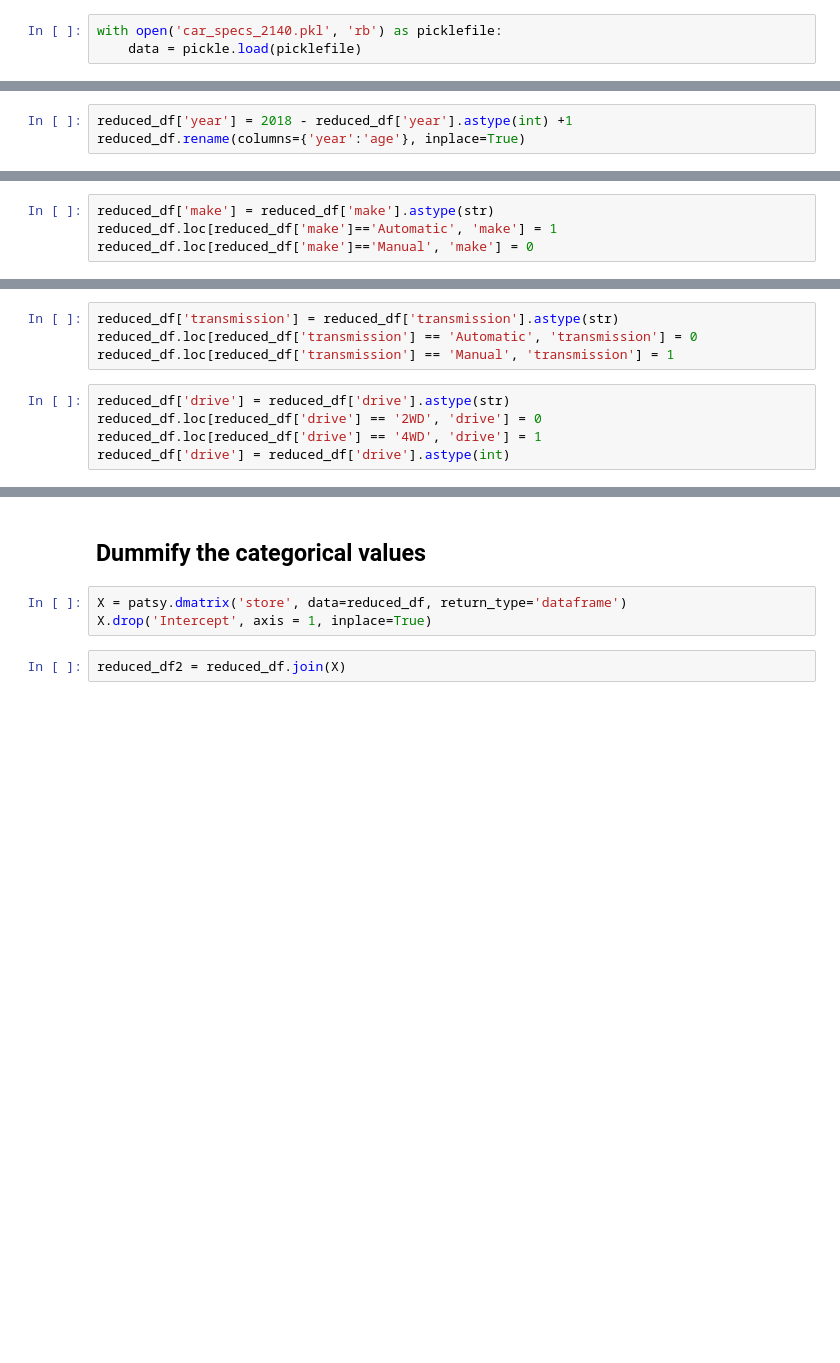
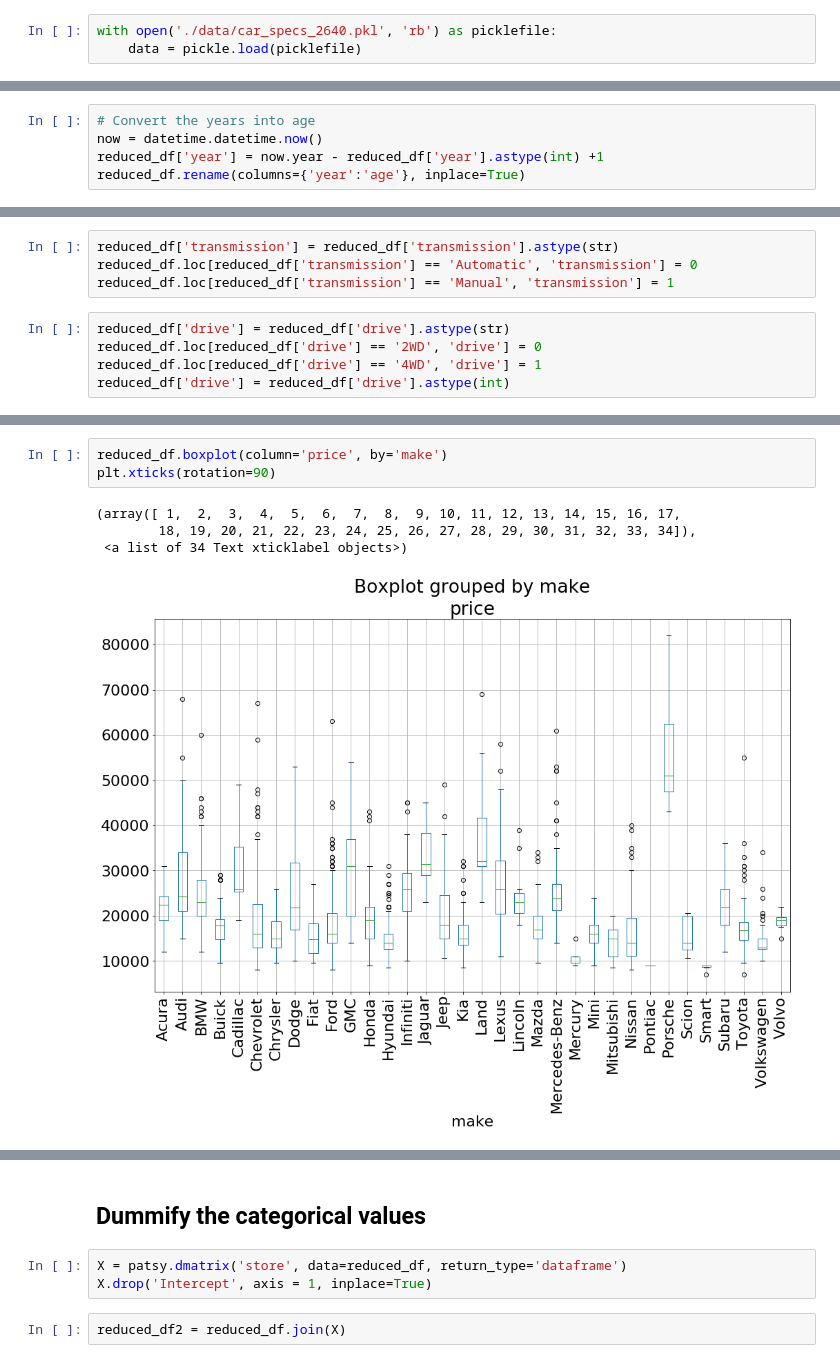
Before and after one commit to leomaxx/metiswork, a Jupyter notebook: project/project2_luther/Carmax_data_cleaning.ipynb, the cells around one changed output, grey strips where cells are left out. Drawn from its saved outputs; the diff is of its cells as text; blank space fills up the shorter version.

```diff
--- a/project/project2_luther/Carmax_data_cleaning.ipynb
+++ b/project/project2_luther/Carmax_data_cleaning.ipynb
@@ -36,7 +37,7 @@ matplotlib.rcParams.update({'font.size': 22})
 # Make numpy outputs easier to read
 np.set_printoptions(precision=3, formatter={'float': '{: 8.3f}'.format})
 # %%
-with open('car_specs_2140.pkl', 'rb') as picklefile:
+with open('./data/car_specs_2640.pkl', 'rb') as picklefile:
     data = pickle.load(picklefile)
 # %%
 colnames = ['stock_id',
@@ -118,7 +117,9 @@ reduced_df.head()
 reduced_df = reduced_df[reduced_df['price'] != 'N/A']
 reduced_df['price'] = reduced_df['price'].astype(float)
 # %%
-reduced_df['year'] = 2018 - reduced_df['year'].astype(int) +1
+# Convert the years into age
+now = datetime.datetime.now()
+reduced_df['year'] = now.year - reduced_df['year'].astype(int) +1
 reduced_df.rename(columns={'year':'age'}, inplace=True)
 # %%
 reduced_df['make'] = reduced_df['make'].astype(str)
@@ -130,7 +131,3 @@ reduced_df['store'] = reduced_df['store'].apply(lambda x:x.replace("From ",""))
 reduced_df['event'] = reduced_df['event'].astype(str)
 reduced_df.loc[reduced_df['event']=='OK', 'event'] = 1
 reduced_df.loc[reduced_df['event']=='NOT OK', 'event'] = 0
-# %%
-reduced_df['make'] = reduced_df['make'].astype(str)
-reduced_df.loc[reduced_df['make']=='Automatic', 'make'] = 1
-reduced_df.loc[reduced_df['make']=='Manual', 'make'] = 0
@@ -178,0 +222,8 @@ Name: store, dtype: int64
+# %%
+reduced_df.boxplot(column='price', by='make')
+plt.xticks(rotation=90)
+# %% [output]
+(array([ 1,  2,  3,  4,  5,  6,  7,  8,  9, 10, 11, 12, 13, 14, 15, 16, 17,
+        18, 19, 20, 21, 22, 23, 24, 25, 26, 27, 28, 29, 30, 31, 32, 33, 34]),
+ <a list of 34 Text xticklabel objects>)
+[figure, added]
```
Also changed, not shown: parts of 25 cells of this notebook, 6 other files.
